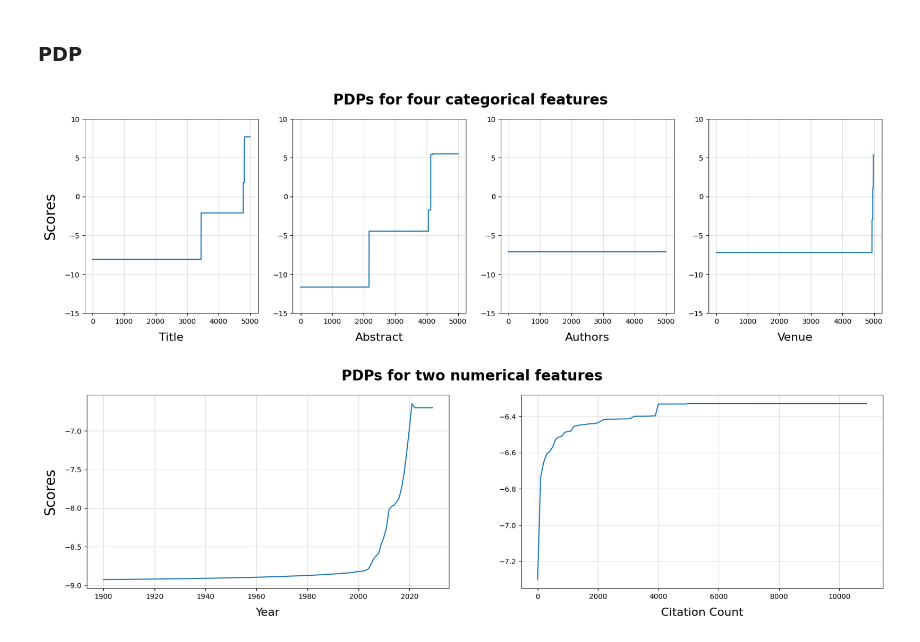
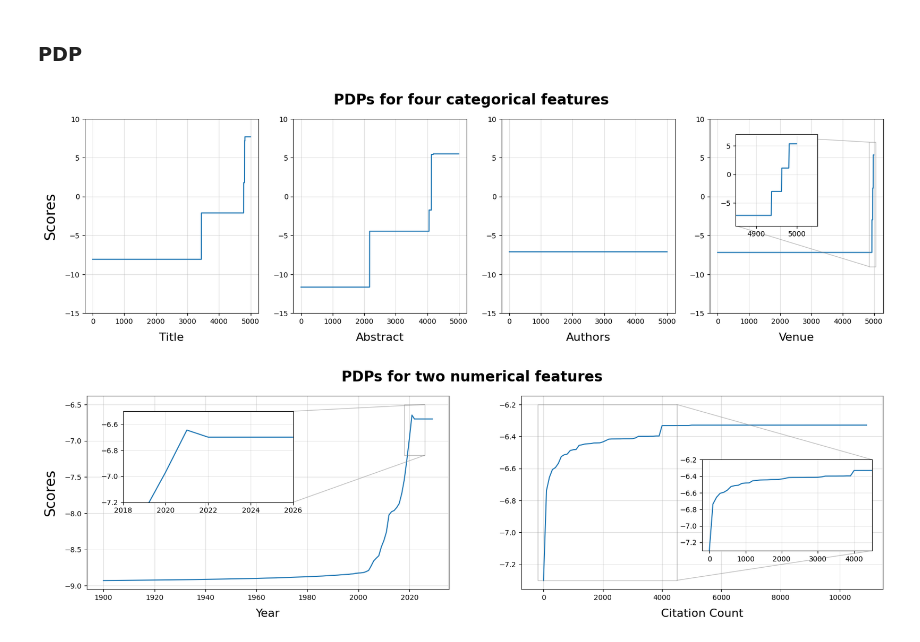
Before and after one commit to youyinnn/s2search, a Jupyter notebook: pipelining/pdp-exp1/pdp-exp1_cslg-rand-5000_plotting.ipynb, the cells around one changed output. Cells and saved outputs as stored; diff of their text form; code cells hidden in the pictures.

```diff
--- a/pipelining/pdp-exp1/pdp-exp1_cslg-rand-5000_plotting.ipynb
+++ b/pipelining/pdp-exp1/pdp-exp1_cslg-rand-5000_plotting.ipynb
@@ -76,12 +79,12 @@ categorical_plot_conf = [
     {
         'xlabel': 'Venue',
         'ale_xy': ale_xy['venue'],
-        # 'zoom': {
-        #     'inset_axes': [0.15, 0.45, 0.47, 0.47],
-        #     'x_limit': [950, 1010],
-        #     'y_limit': [-9, 7],
-        #     'connects': [True, True, False, False]
-        # }
+        'zoom': {
+            'inset_axes': [0.15, 0.45, 0.47, 0.47],
+            'x_limit': [4850, 5050],
+            'y_limit': [-9, 7],
+            'connects': [True, True, False, False]
+        }
     },
 ]
 
@@ -89,17 +92,23 @@ numerical_plot_conf = [
     {
         'xlabel': 'Year',
         'ylabel': 'Scores',
-        'ale_xy': ale_xy['year']
+        'ale_xy': ale_xy['year'],
+        'zoom': {
+            'inset_axes': [0.1, 0.45, 0.47, 0.47],
+            'x_limit': [2018, 2026],
+            'y_limit': [-7.2, -6.5],
+            'connects': [False, False, True, True]
+        }
     },
     {
         'xlabel': 'Citation Count',
         'ale_xy': ale_xy['n_citations'],
-        # 'zoom': {
-        #     'inset_axes': [0.5, 0.2, 0.47, 0.47],
-        #     'x_limit': [-100, 1000],
-        #     'y_limit': [-7.3, -6.2],
-        #     'connects': [False, False, True, True]
-        # }
+        'zoom': {
+            'inset_axes': [0.5, 0.2, 0.47, 0.47],
+            'x_limit': [-200, 4500],
+            'y_limit': [-7.3, -6.2],
+            'connects': [False, False, True, True]
+        }
     }
 ]
 
@@ -123,32 +132,32 @@ def pdp_plot(confs, title):
             if (conf['ale_xy']['numerical']):
                 # axess.set_ylim([-1, 3])
                 pass
             else:
                 axess.set_ylim([-15, 10])
                 pass
 
         if 'zoom' in conf:
             axins = axess.inset_axes(conf['zoom']['inset_axes'])
             axins.plot(conf['ale_xy']['x'], conf['ale_xy']['y'])
             axins.set_xlim(conf['zoom']['x_limit'])
             axins.set_ylim(conf['zoom']['y_limit'])
             axins.grid(alpha=0.3)
             rectpatch, connects = axess.indicate_inset_zoom(axins)
             connects[0].set_visible(conf['zoom']['connects'][0])
             connects[1].set_visible(conf['zoom']['connects'][1])
             connects[2].set_visible(conf['zoom']['connects'][2])
             connects[3].set_visible(conf['zoom']['connects'][3])
 
         subplot_idx += 1
 
 pdp_plot(categorical_plot_conf, "PDPs for four categorical features")
 plt.savefig(os.path.join('.', 'plot', f'{sample_name}-categorical.png'), facecolor='white', transparent=False, bbox_inches='tight')
 
 # second fig
 pdp_plot(numerical_plot_conf, "PDPs for two numerical features")
 plt.savefig(os.path.join('.', 'plot', f'{sample_name}-numerical.png'), facecolor='white', transparent=False, bbox_inches='tight')
 
 plt.show()
 # %% [output]
-[figure, old version]
+[figure, new version]
-[figure, old version]
+[figure, new version]
```
Also changed, not shown: parts of 1 cell of this notebook, 31 other files.
